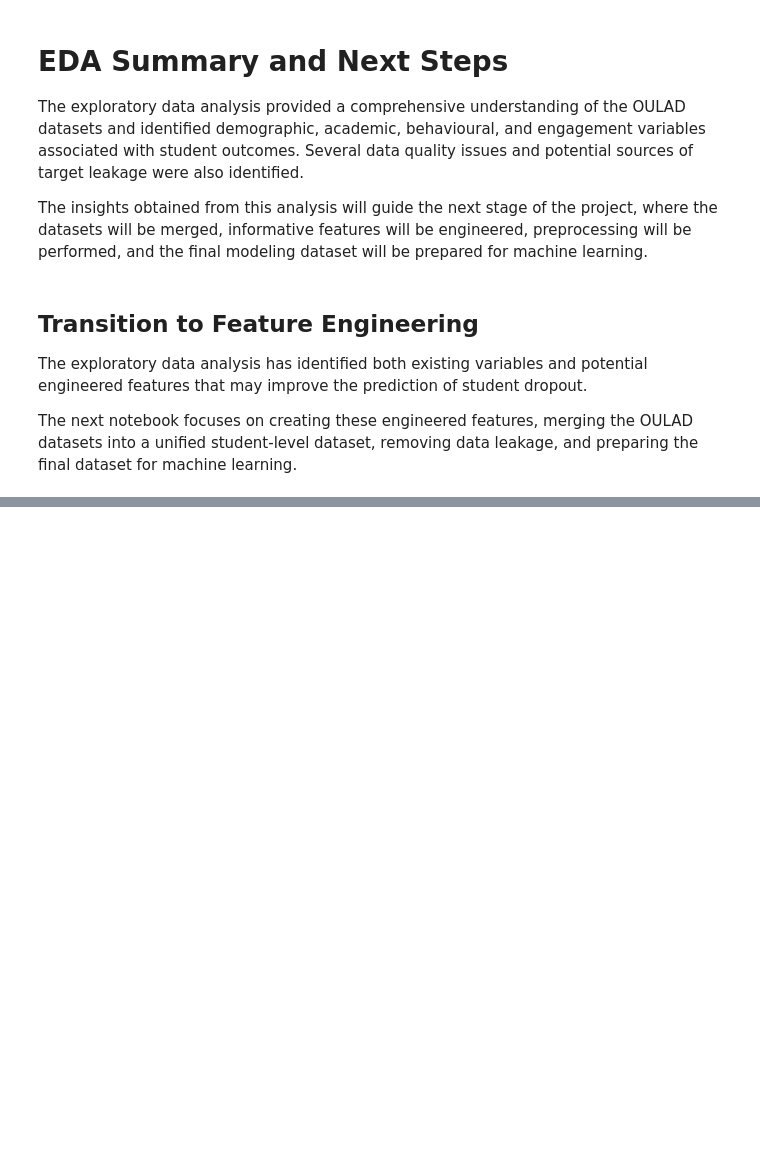
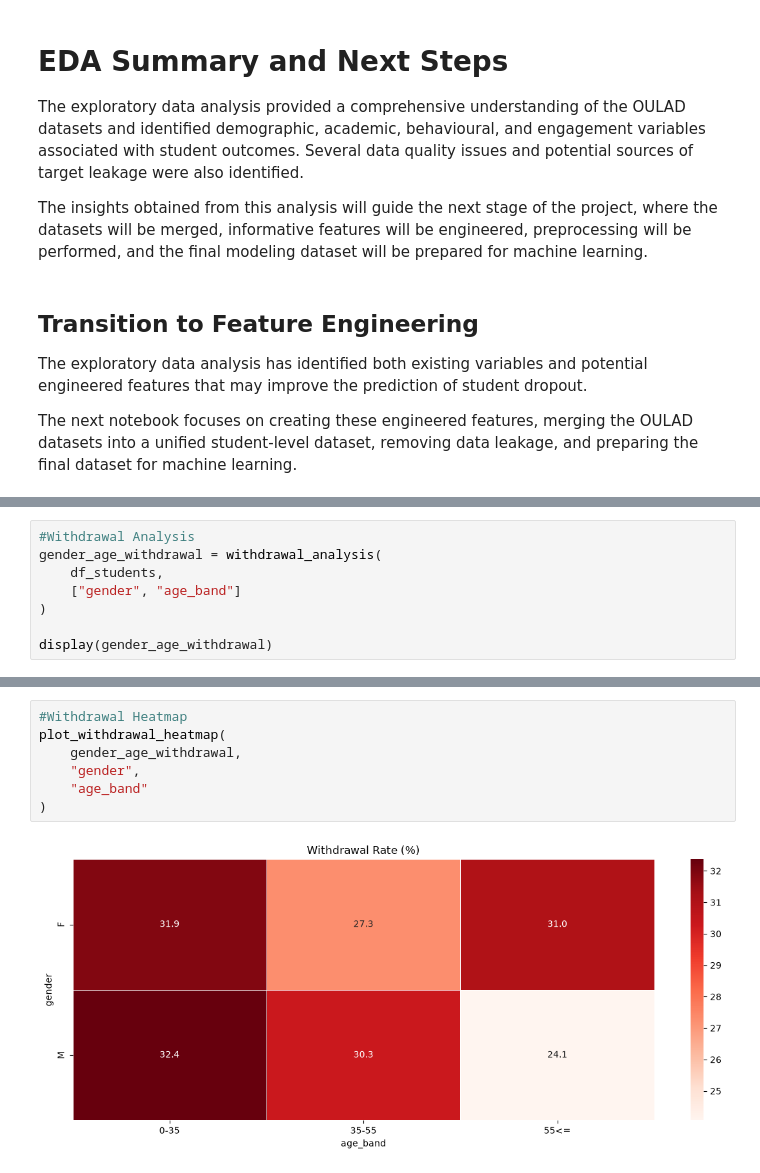
Before and after one commit to adityamd/iiith-capstone-project, a Jupyter notebook: Kiran/Student_Dropout_EDA_v1.ipynb, the cells around one changed output, grey strips where cells are left out. Drawn from its saved outputs; the diff is of its cells as text; blank space fills up the shorter version.

```diff
--- a/Kiran/Student_Dropout_EDA_v1.ipynb
+++ b/Kiran/Student_Dropout_EDA_v1.ipynb
@@ -2474,0 +2900,8 @@ The next notebook focuses on creating these engineered features, merging the OUL
+# %%
+#Withdrawal Analysis
+gender_age_withdrawal = withdrawal_analysis(
+    df_students,
+    ["gender", "age_band"]
+)
+
+display(gender_age_withdrawal)
@@ -2474,0 +2916,9 @@ The next notebook focuses on creating these engineered features, merging the OUL
+# %%
+#Withdrawal Heatmap
+plot_withdrawal_heatmap(
+    gender_age_withdrawal,
+    "gender",
+    "age_band"
+)
+# %% [output]
+[figure, added]
```
Also changed, not shown: parts of 39 cells of this notebook.
